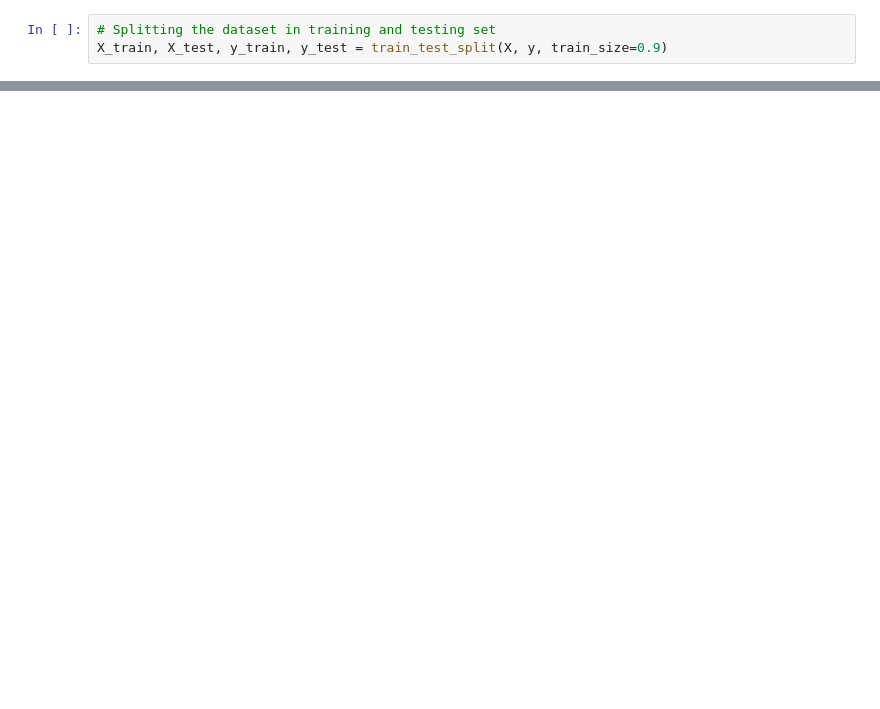
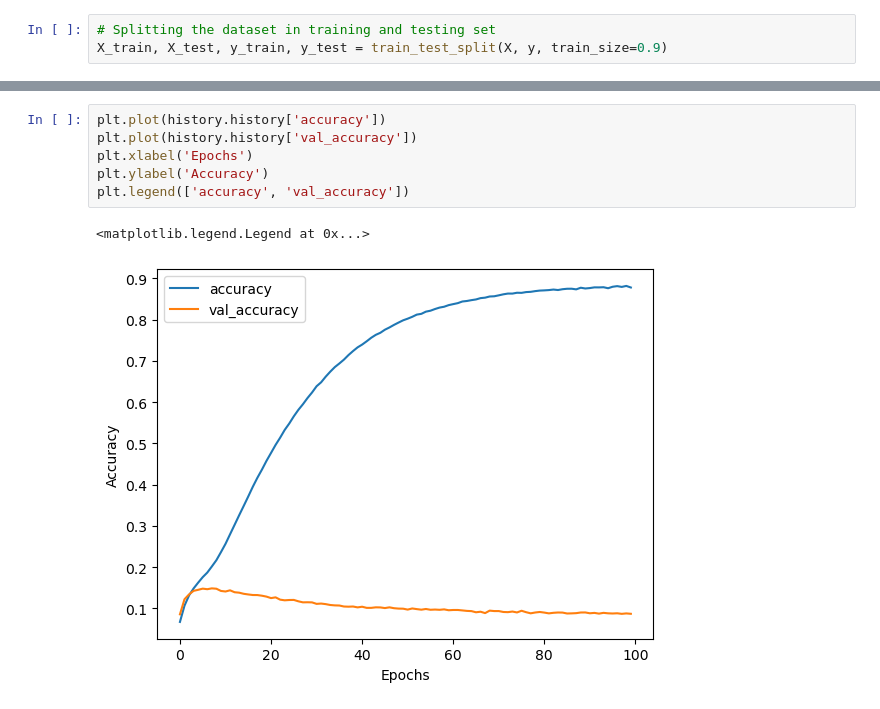
Before and after one commit to AsimWattoo/NextWordPredictor_Python, a Jupyter notebook: Predictor.ipynb, the cells around one changed output, grey strips where cells are left out. Drawn from its saved outputs; the diff is of its cells as text; blank space fills up the shorter version.

```diff
--- a/Predictor.ipynb
+++ b/Predictor.ipynb
@@ -159,0 +181,9 @@ Predicted:  one particularly were abhorrent intrusions
+# %%
+plt.plot(history.history['accuracy'])
+plt.plot(history.history['val_accuracy'])
+plt.xlabel('Epochs')
+plt.ylabel('Accuracy')
+plt.legend(['accuracy', 'val_accuracy'])
+# %% [output]
+<matplotlib.legend.Legend at 0x...>
+[figure, added]
```
Also changed, not shown: parts of 19 cells of this notebook, 4 other files.
